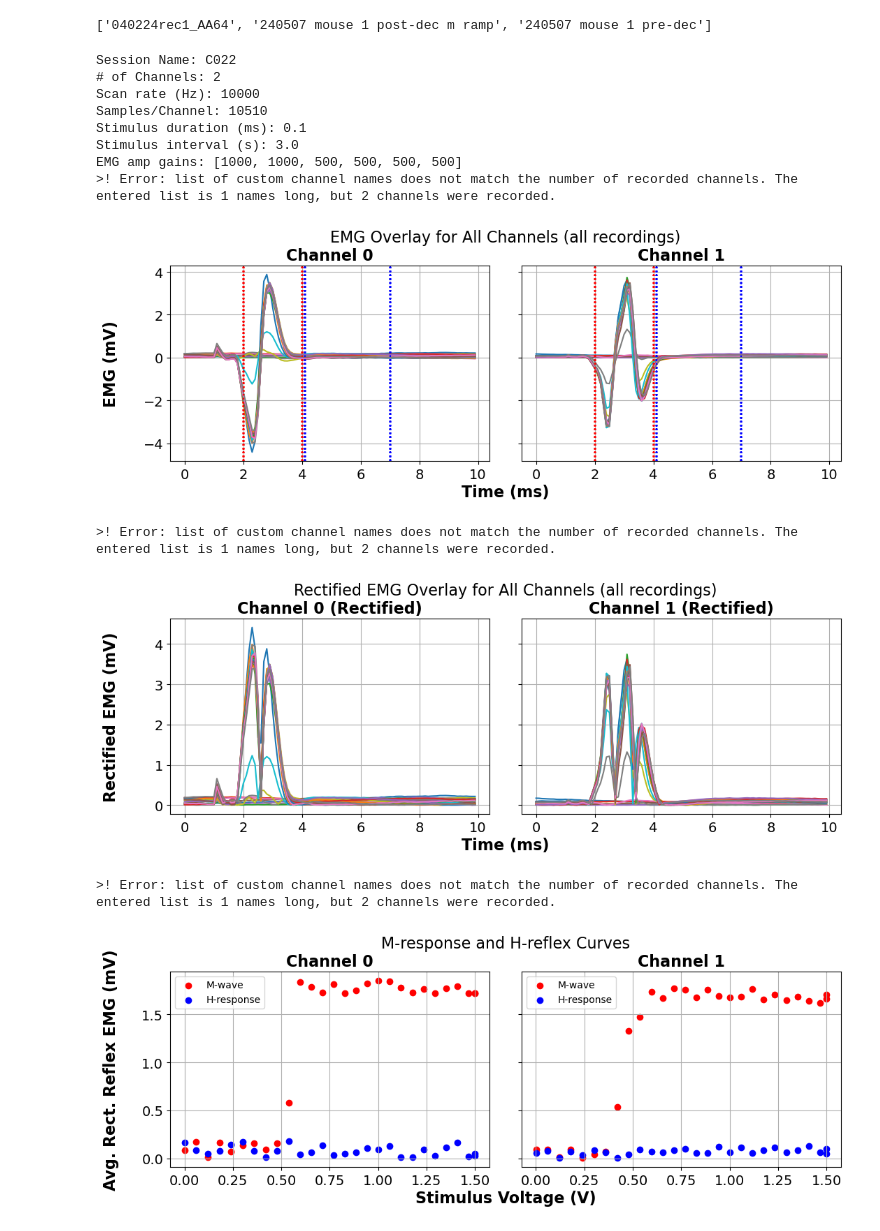
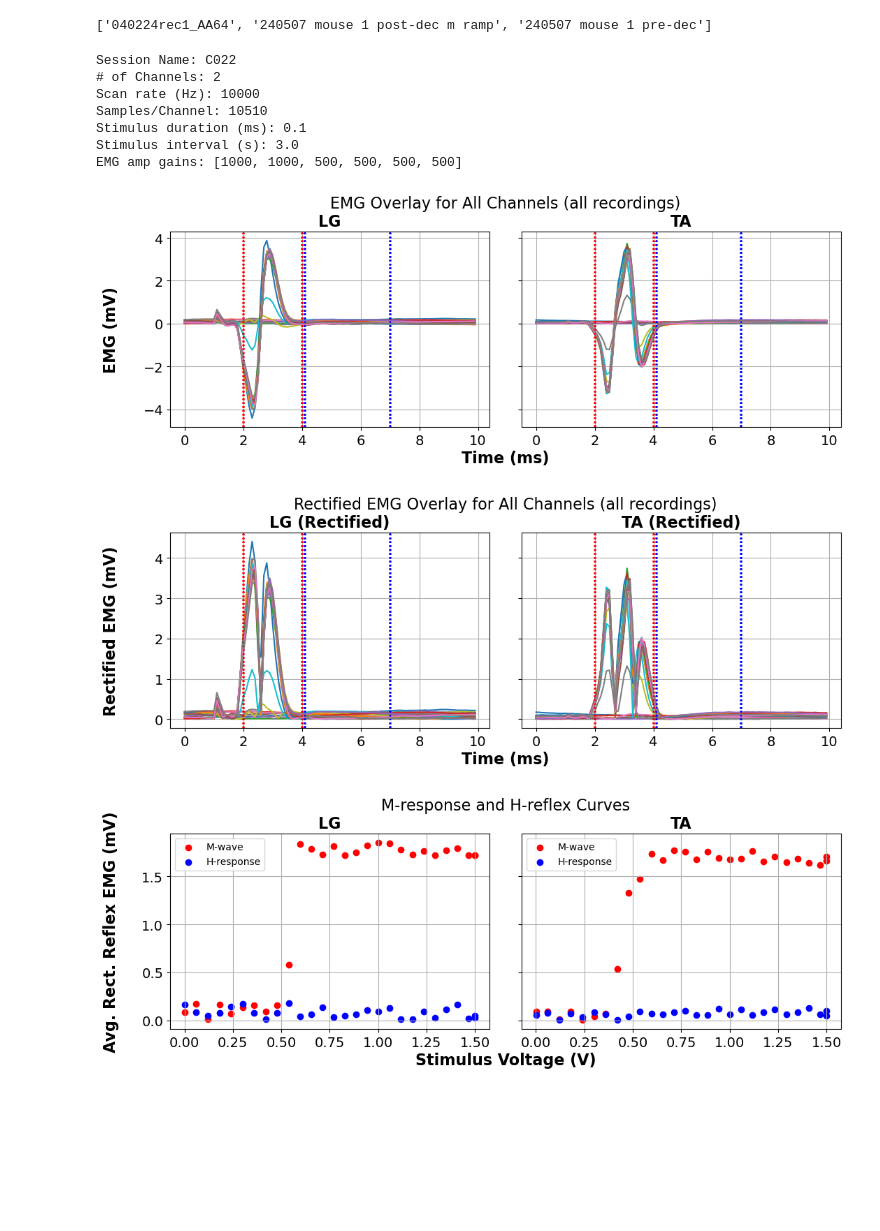
Before and after one commit to AEWorthy/MonStim-Analyzer, a Jupyter notebook: main.ipynb, the cells around one changed output. Drawn from its saved outputs; the diff is of its cells as text; code cells hidden in the pictures; blank space fills up the shorter version.

```diff
--- a/main.ipynb
+++ b/main.ipynb
@@ -23,30 +23,27 @@ datasets
 # %%
 ## Analysis for a single session using class-based method
 session = EMG_Utils.EMGSession(dataset_dict[datasets[2]][1])
 session.session_parameters()
-session.plot_emg(channel_names=["LG"], m_flags=True, h_flags=True)
-session.plot_emg_rectified(channel_names=["LG"], m_flags=True, h_flags=True)
+session.plot_emg(channel_names=["LG", "TA"], m_flags=True, h_flags=True)
+session.plot_emg_rectified(channel_names=["LG", "TA"], m_flags=True, h_flags=True)
 # session.plot_emg_suspectedH(channel_names=["LG"], h_threshold=0.05)
-session.plot_reflex_curves(channel_names=["LG"])
+session.plot_reflex_curves(channel_names=["LG", "TA"])
 
 # ## Analysis for multiple sessions.
 # sessions = []
 # for session in pickled_test_dataset:
 #     sessions.append(EMG_Utils.EMGSession(session))
 
 # dataset = EMG_Utils.EMGDataset(sessions)
 # dataset.plot_reflex_curves(channel_names=["LG"])
 # %% [output]
 Session Name: C022
 # of Channels: 2
 Scan rate (Hz): 10000
 Samples/Channel: 10510
 Stimulus duration (ms): 0.1
 Stimulus interval (s): 3.0
 EMG amp gains: [1000, 1000, 500, 500, 500, 500]
->! Error: list of custom channel names does not match the number of recorded channels. The entered list is 1 names long, but 2 channels were recorded.
-[figure, old version]
+[figure, new version]
->! Error: list of custom channel names does not match the number of recorded channels. The entered list is 1 names long, but 2 channels were recorded.
-[figure, old version]
+[figure, new version]
->! Error: list of custom channel names does not match the number of recorded channels. The entered list is 1 names long, but 2 channels were recorded.
-[figure, old version]
+[figure, new version]
```
Also changed, not shown: parts of 1 cell of this notebook.
